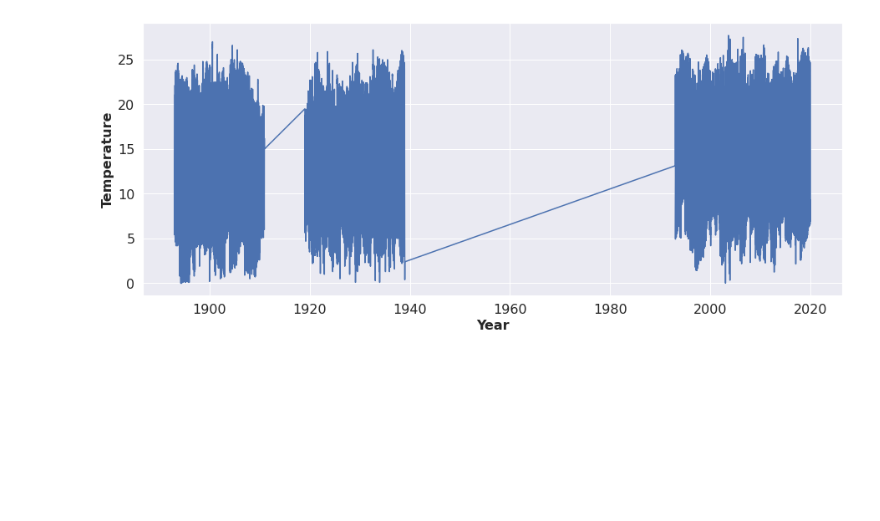
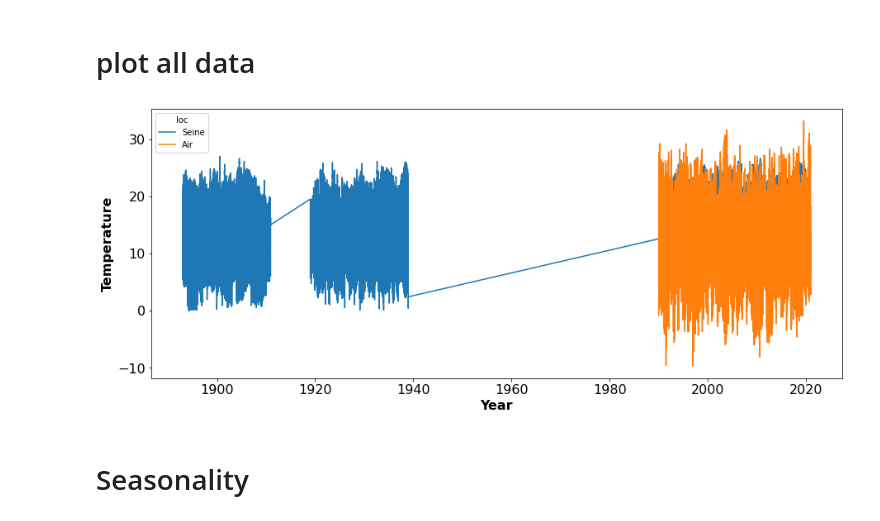
Before and after one commit to WilliamThomas78/Temperature_Seine, a Jupyter notebook: analysis_temp.ipynb, the cells around one changed output. Drawn from its saved outputs; the diff is of its cells as text; code cells hidden in the pictures; blank space fills up the shorter version.

```diff
--- a/analysis_temp.ipynb
+++ b/analysis_temp.ipynb
@@ -30,7 +45,0 @@ temp_seine.head()
-# %%
-# Add columns with year, month,
-temp_seine['Year'] = temp_seine.index.year
-temp_seine['Month'] = temp_seine.index.month
-temp_seine['year_month'] = pd.to_datetime(temp_seine.index)
-# Display a random sampling of 5 rows
-temp_seine.sample(5, random_state=0)
@@ -45,3 +45,0 @@ temp_seine.sample(5, random_state=0)
-# %%
-# Use seaborn style defaults and set the default figure size
-sns.set(rc={'figure.figsize':(11, 4)})
@@ -51,0 +49,7 @@ temp_seine['Temp'].plot(linewidth=0.5);
+# %%
+temp_air = pd.read_csv('/home/ariviere/Documents/Bassin_Seine/Temperature/Temperature_data/Temp_Air.csv',sep=',', index_col=0, parse_dates=True)
+temp_air=temp_air.drop(columns=['Tory','Monsouris','Argenteuil','Issou'])
+temp_air['loc']='Air'
+temp_air['Temp']=temp_air['Orly']
+#temp_air=temp_air.rename(columns={"Date": "Date", "Orly": "Temp","loc":"loc"})
+temp_air.head()
@@ -51,0 +86,3 @@ temp_seine['Temp'].plot(linewidth=0.5);
+# %%
+df = pd.concat([temp_seine,temp_air],axis=0)
+df.head()
@@ -52,10 +97,11 @@ temp_seine['Temp'].plot(linewidth=0.5);
+# %% [markdown]
+# plot all data
 # %%
 fig, ax = plt.subplots(figsize=(15, 6))
-sns.lineplot(temp_seine['year_month'],temp_seine['Temp'] )
-
+sns.lineplot(data=df,x='year_month',y='Temp',hue="loc" )
 ax.set_xlabel('Year', fontsize = 16, fontdict=dict(weight='bold'))
 ax.set_ylabel('Temperature', fontsize = 16, fontdict=dict(weight='bold'))
 plt.tick_params(axis='y', which='major', labelsize=16)
 plt.tick_params(axis='x', which='major', labelsize=16)
 # %% [output]
-[figure, old version]
+[figure, new version]
@@ -62 +110,3 @@ plt.tick_params(axis='x', which='major', labelsize=16)
+# %% [markdown]
+# Seasonality
 # %%
```
Also changed, not shown: parts of 23 cells of this notebook.
